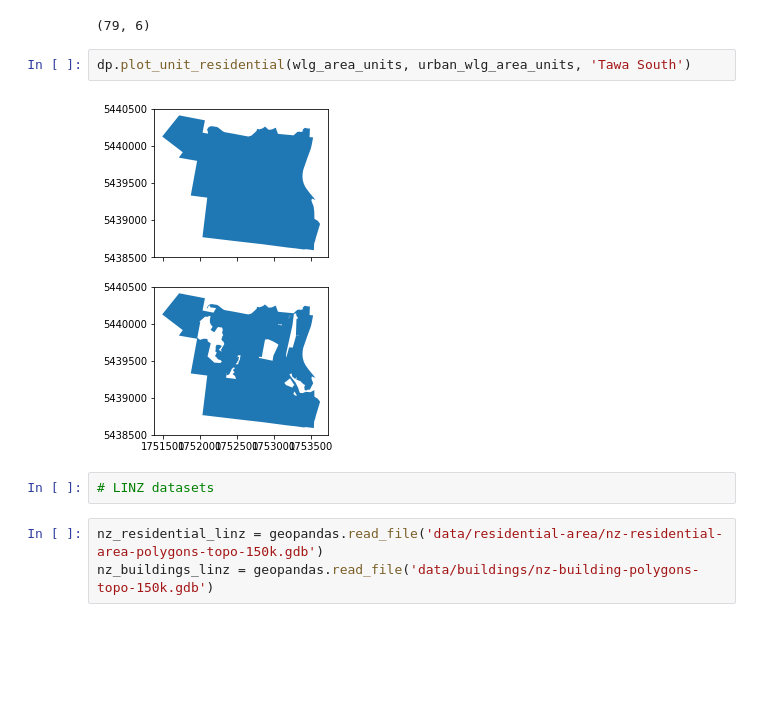
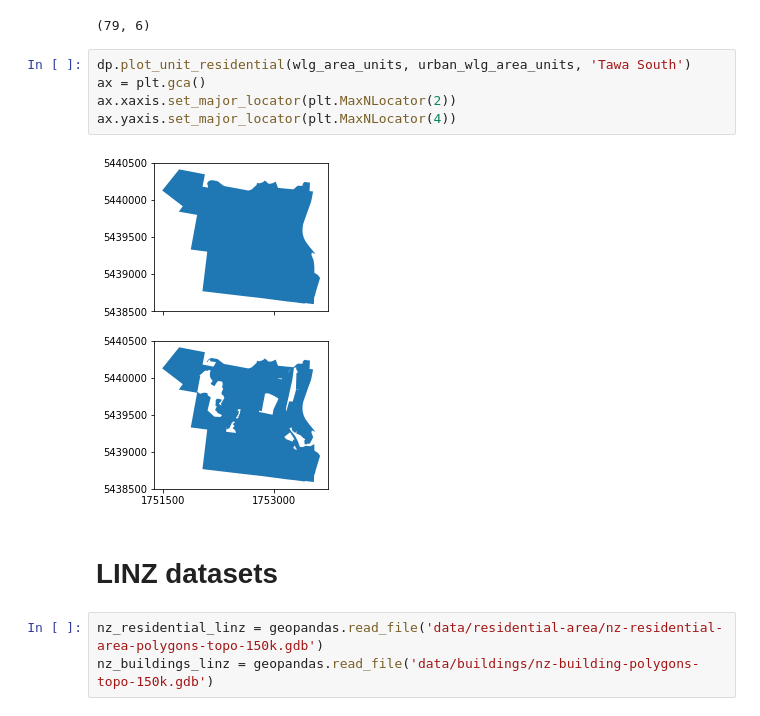
Before and after one commit to shriv/spatial-plays, a Jupyter notebook: Spatial data munging.ipynb, the cells around one changed output. Drawn from its saved outputs; the diff is of its cells as text; blank space fills up the shorter version.

```diff
--- a/Spatial data munging.ipynb
+++ b/Spatial data munging.ipynb
@@ -78,12 +79,15 @@ urban_wlg_area_units = geopandas.overlay(wlg_area_units, wcc_urban_proj, how='di
 urban_wlg_area_units.shape
 # %% [output]
 (79, 6)
-# %%
-dp.plot_unit_residential(wlg_area_units, urban_wlg_area_units, 'Tawa South')
-# %% [output]
-[figure, removed]
-# %%
-# LINZ datasets
+# %%
+dp.plot_unit_residential(wlg_area_units, urban_wlg_area_units, 'Tawa South')
+ax = plt.gca()
+ax.xaxis.set_major_locator(plt.MaxNLocator(2))
+ax.yaxis.set_major_locator(plt.MaxNLocator(4))
+# %% [output]
+[figure, added]
+# %% [markdown]
+# LINZ datasets
 # %%
 nz_residential_linz = geopandas.read_file('data/residential-area/nz-residential-area-polygons-topo-150k.gdb')
 nz_buildings_linz = geopandas.read_file('data/buildings/nz-building-polygons-topo-150k.gdb')
```
Also changed, not shown: parts of 22 cells of this notebook.
